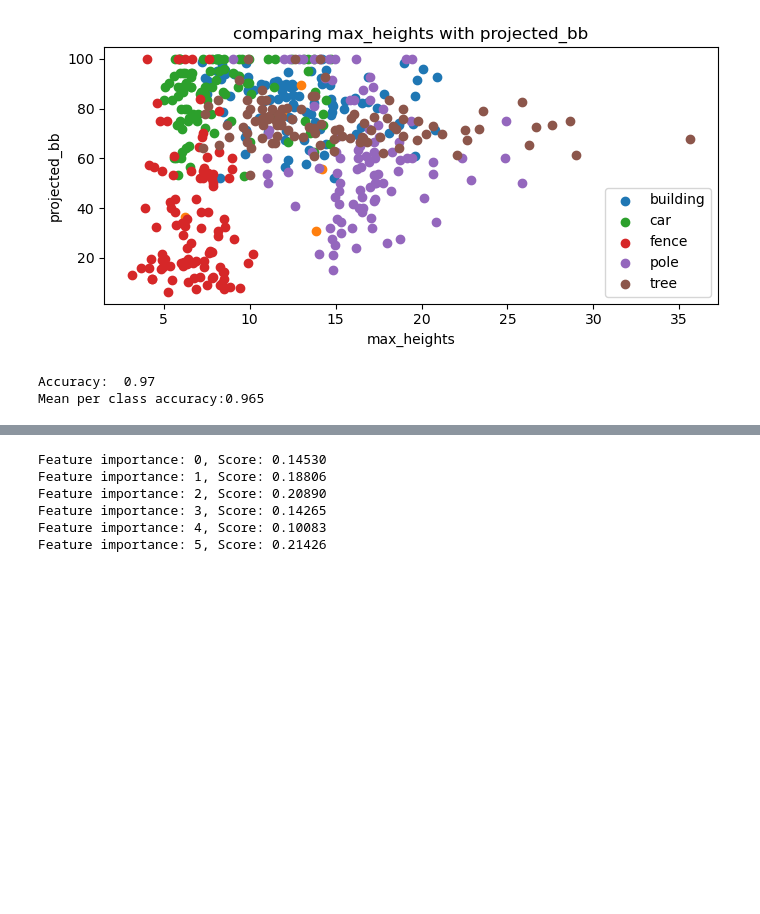
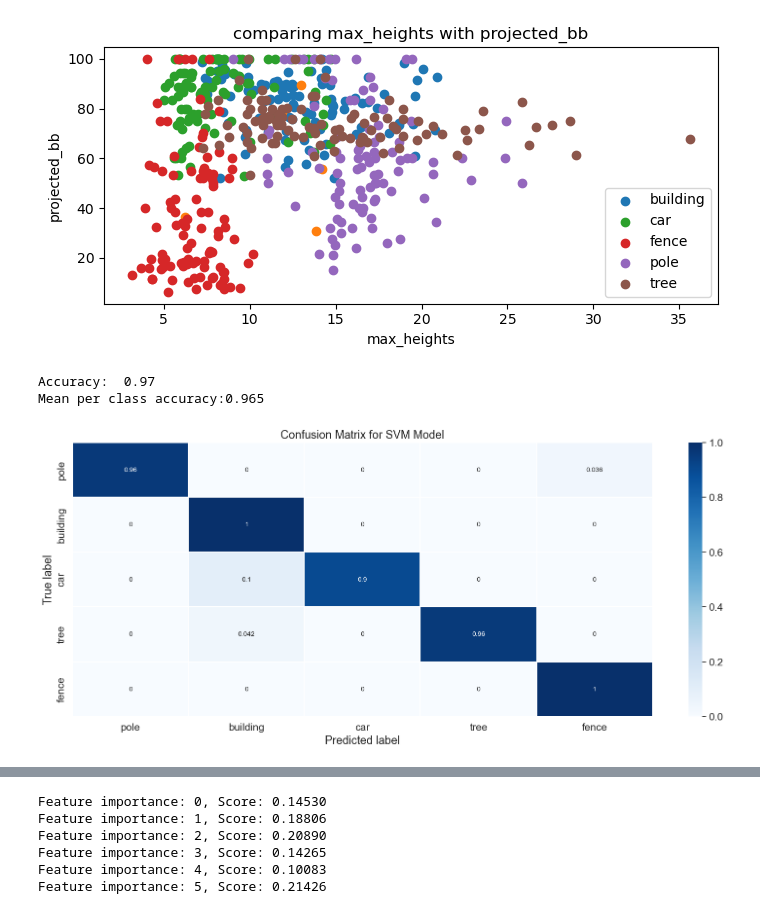
Before and after one commit to shreyakejriwal02/GEO5017_Group_13, a Jupyter notebook: Assignment_2.ipynb, the cells around one changed output, grey strips where cells are left out. Saved outputs shown, nothing was run; the diff lists cells and outputs as text; code cells hidden in the pictures; blank space fills up the shorter version.

Commit message:
Hyperparameter tuning and RF function

```diff
--- a/Assignment_2.ipynb
+++ b/Assignment_2.ipynb
@@ -228,7 +226,7 @@ pointclouds(features.df, 'max_heights', 'projected_bb')
 X = df_features.drop('label', axis=1)
 y = df_features['label']
 # %%
-def SVM_classifier(x_data, y_data, test_size, C, kernel, feat_importance=True, svm_metrics=True, confusion_mat=True, random_state=42):
+def SVM_classifier(x_data, y_data, test_size,kernel, C=1, max_iter=-1, decision_func_shape='ovr', feat_importance=False, svm_metrics=False, confusion_mat=False, random_state=42):
 
     # Split train and test data
     X_train, X_test, y_train, y_test = train_test_split(x_data, y_data, test_size=test_size, random_state=random_state)
@@ -238,23 +236,10 @@ def SVM_classifier(x_data, y_data, test_size, C, kernel, feat_importance=True, s
     X_train = scale_features.fit_transform(X_train)
     X_test = scale_features.transform(X_test)
 
-    func = svm.SVC(C=C, kernel=kernel, gamma='scale', random_state=random_state)
+    func = svm.SVC(C=C, kernel=kernel, gamma='scale', max_iter=max_iter, decision_function_shape=decision_func_shape, random_state=random_state)
     func.fit(X_train, y_train)
 
-    if feat_importance == True:
 
-        # feature importance for svm
-        feature_importance = permutation_importance(func, X_test, y_test)
-        feature_names = np.array(x_data.columns.unique())
-        sorted_idx = feature_importance.importances_mean.argsort()
-        feat_svm = feature_names[sorted_idx]
-        score_svm = feature_importance.importances_mean[sorted_idx]
-
-        # Print feature names and their importance's in a sorted list
-        print("Feature Importance of SVM:")
-        for i in range(len(feat_svm)):
-            print(f"{feat_svm[i]}: {round(score_svm[i],3)}")
-        print()
 
     # y_hat holds the predicted values of trained svm model
     y_hat = func.predict(X_test)
@@ -279,10 +264,23 @@ def SVM_classifier(x_data, y_data, test_size, C, kernel, feat_importance=True, s
 
     mean_class_acc = np.round(correct/len(class_names), 3)
 
-
-
     print('Accuracy: ', accuracy)
     print(f'Mean per class accuracy:{mean_class_acc}')
+
+    if feat_importance == True:
+
+        # feature importance for svm
+        feature_importance = permutation_importance(func, X_test, y_test)
+        feature_names = np.array(x_data.columns.unique())
+        sorted_idx = feature_importance.importances_mean.argsort()
+        feat_svm = feature_names[sorted_idx]
+        score_svm = feature_importance.importances_mean[sorted_idx]
+
+        # Print feature names and their importance's in a sorted list
+        print("Feature Importance of SVM:")
+        for i in range(len(feat_svm)):
+            print(f"{feat_svm[i]}: {round(score_svm[i],3)}")
+        print()
 
     if svm_metrics == True:
         print('svm report: ')
@@ -307,9 +305,11 @@ def SVM_classifier(x_data, y_data, test_size, C, kernel, feat_importance=True, s
         plt.ylabel('True label')
         plt.title('Confusion Matrix for SVM Model')
         plt.show()
+
     return accuracy, mean_class_acc
 # %%
-accuracy, mean_accuracy = SVM_classifier(X, y, 0.2, 3, 'rbf', feat_importance=False, svm_metrics=False, confusion_mat=False)
+accuracy, mean_accuracy = SVM_classifier(X, y, 0.2, 'rbf', C=3, feat_importance=False, svm_metrics=False, confusion_mat=True)
 # %% [output]
 Accuracy:  0.97
 Mean per class accuracy:0.965
+[figure, added]
```
Also changed, not shown: parts of 7 cells of this notebook.
